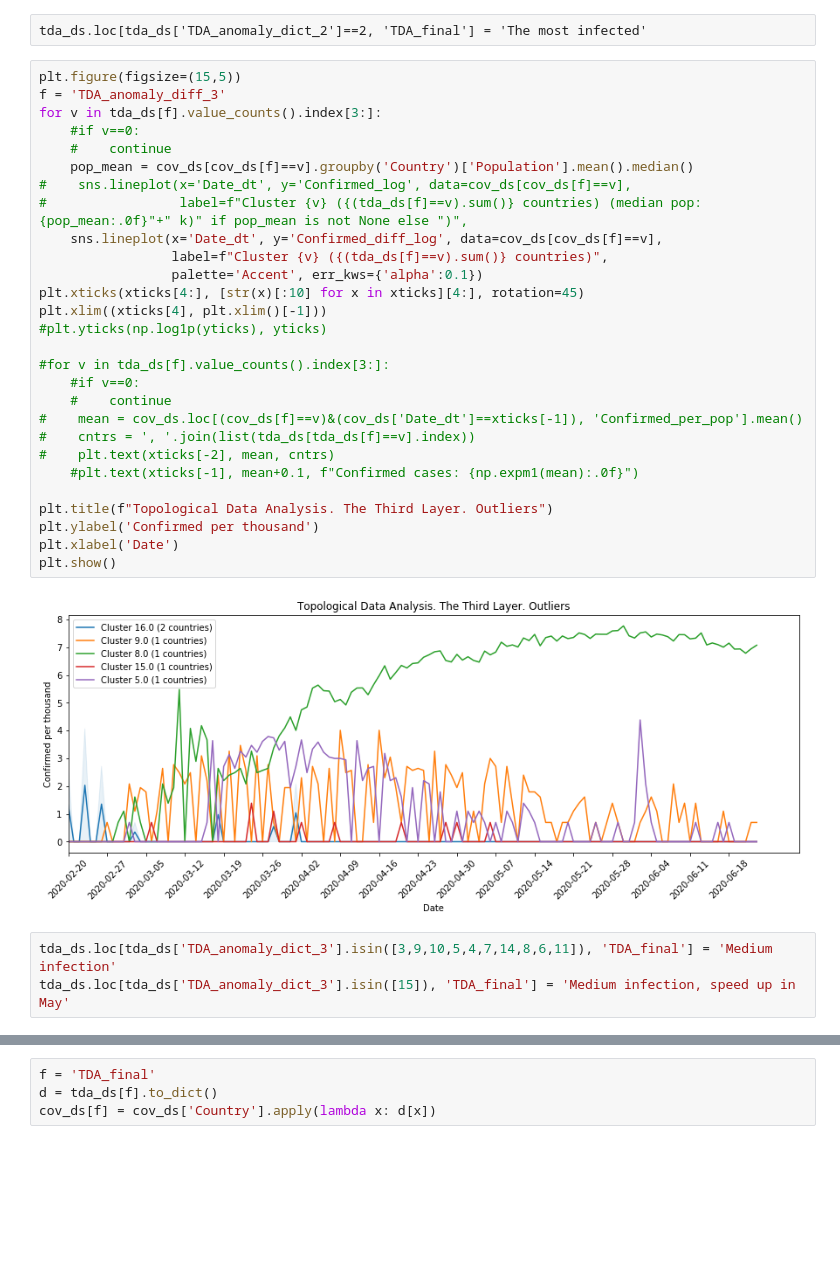
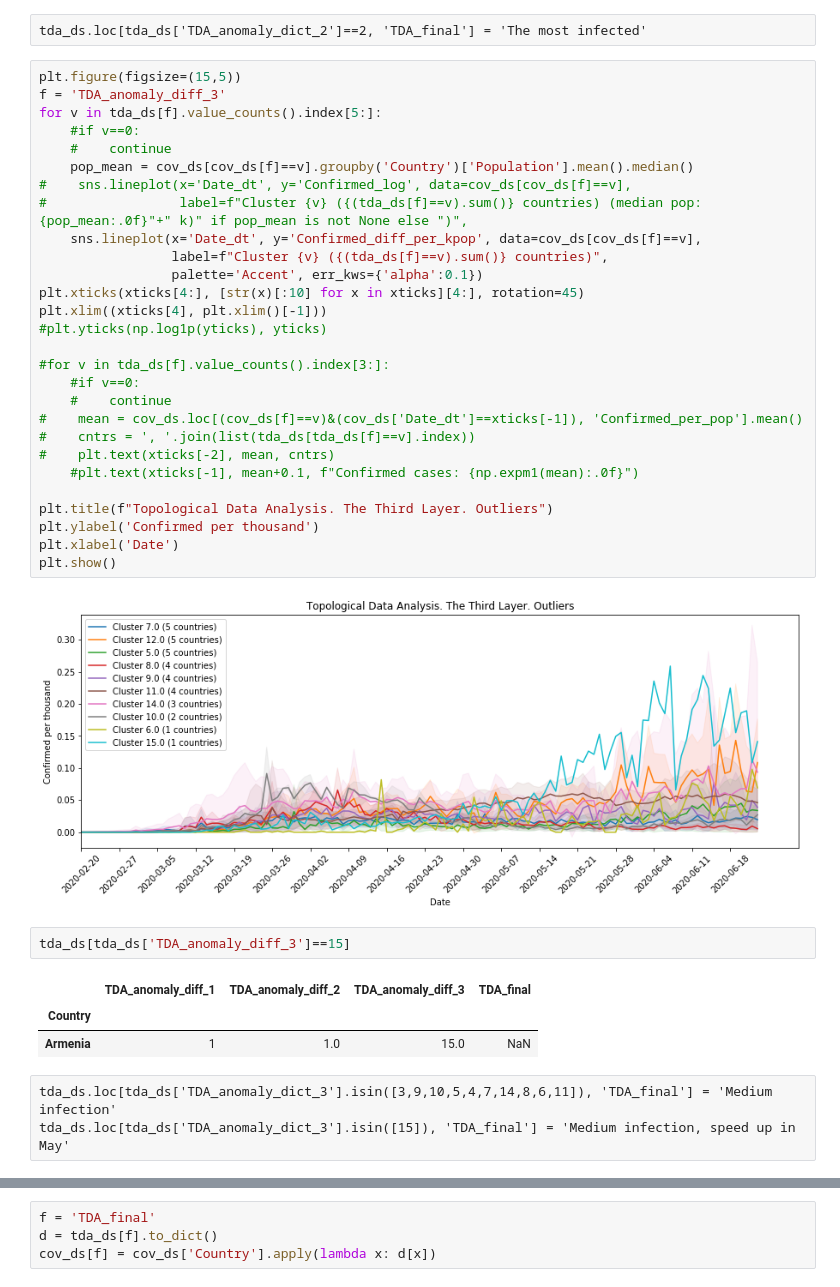
Before and after one commit to ChernovAndrey/Network-Science-Project-2, a Jupyter notebook: notebooks/ed-24.06.2020-Analyze_TDA_diff.ipynb, the cells around one changed output, grey strips where cells are left out. Drawn from its saved outputs; the diff is of its cells as text; blank space fills up the shorter version.

```diff
--- a/notebooks/ed-24.06.2020-Analyze_TDA_diff.ipynb
+++ b/notebooks/ed-24.06.2020-Analyze_TDA_diff.ipynb
@@ -228,35 +201,41 @@ tda_ds.loc[tda_ds['TDA_anomaly_dict_2']==2, 'TDA_final'] = 'The most infected'
 # %%
 plt.figure(figsize=(15,5))
 f = 'TDA_anomaly_diff_3'
-for v in tda_ds[f].value_counts().index[3:]:
+for v in tda_ds[f].value_counts().index[5:]:
     #if v==0:
     #    continue
     pop_mean = cov_ds[cov_ds[f]==v].groupby('Country')['Population'].mean().median()
 #    sns.lineplot(x='Date_dt', y='Confirmed_log', data=cov_ds[cov_ds[f]==v],
 #                 label=f"Cluster {v} ({(tda_ds[f]==v).sum()} countries) (median pop: {pop_mean:.0f}"+" k)" if pop_mean is not None else ")",
-    sns.lineplot(x='Date_dt', y='Confirmed_diff_log', data=cov_ds[cov_ds[f]==v],
+    sns.lineplot(x='Date_dt', y='Confirmed_diff_per_kpop', data=cov_ds[cov_ds[f]==v],
                  label=f"Cluster {v} ({(tda_ds[f]==v).sum()} countries)",
                  palette='Accent', err_kws={'alpha':0.1})
 plt.xticks(xticks[4:], [str(x)[:10] for x in xticks][4:], rotation=45)
 plt.xlim((xticks[4], plt.xlim()[-1]))
 #plt.yticks(np.log1p(yticks), yticks)
 
 #for v in tda_ds[f].value_counts().index[3:]:
     #if v==0:
     #    continue
 #    mean = cov_ds.loc[(cov_ds[f]==v)&(cov_ds['Date_dt']==xticks[-1]), 'Confirmed_per_pop'].mean()
 #    cntrs = ', '.join(list(tda_ds[tda_ds[f]==v].index))
 #    plt.text(xticks[-2], mean, cntrs)
     #plt.text(xticks[-1], mean+0.1, f"Confirmed cases: {np.expm1(mean):.0f}")
 
 plt.title(f"Topological Data Analysis. The Third Layer. Outliers")
 plt.ylabel('Confirmed per thousand')
 plt.xlabel('Date')
 plt.show()
 # %% [output]
-[figure, old version]
+[figure, new version]
-# %%
-tda_ds.loc[tda_ds['TDA_anomaly_dict_3'].isin([3,9,10,5,4,7,14,8,6,11]), 'TDA_final'] = 'Medium infection'
-tda_ds.loc[tda_ds['TDA_anomaly_dict_3'].isin([15]), 'TDA_final'] = 'Medium infection, speed up in May'
+# %%
+tda_ds[tda_ds['TDA_anomaly_diff_3']==15]
+# %% [output]
+|  | TDA_anomaly_diff_1 | TDA_anomaly_diff_2 | TDA_anomaly_diff_3 | TDA_final |
+| Country |  |  |  |  |
+| Armenia | 1 | 1.0 | 15.0 | NaN |
+# %% [raw]
+tda_ds.loc[tda_ds['TDA_anomaly_dict_3'].isin([3,9,10,5,4,7,14,8,6,11]), 'TDA_final'] = 'Medium infection'
+tda_ds.loc[tda_ds['TDA_anomaly_dict_3'].isin([15]), 'TDA_final'] = 'Medium infection, speed up in May'
 # %%
 plt.figure(figsize=(15,5))
```
Also changed, not shown: parts of 20 cells of this notebook, 2 other files.
